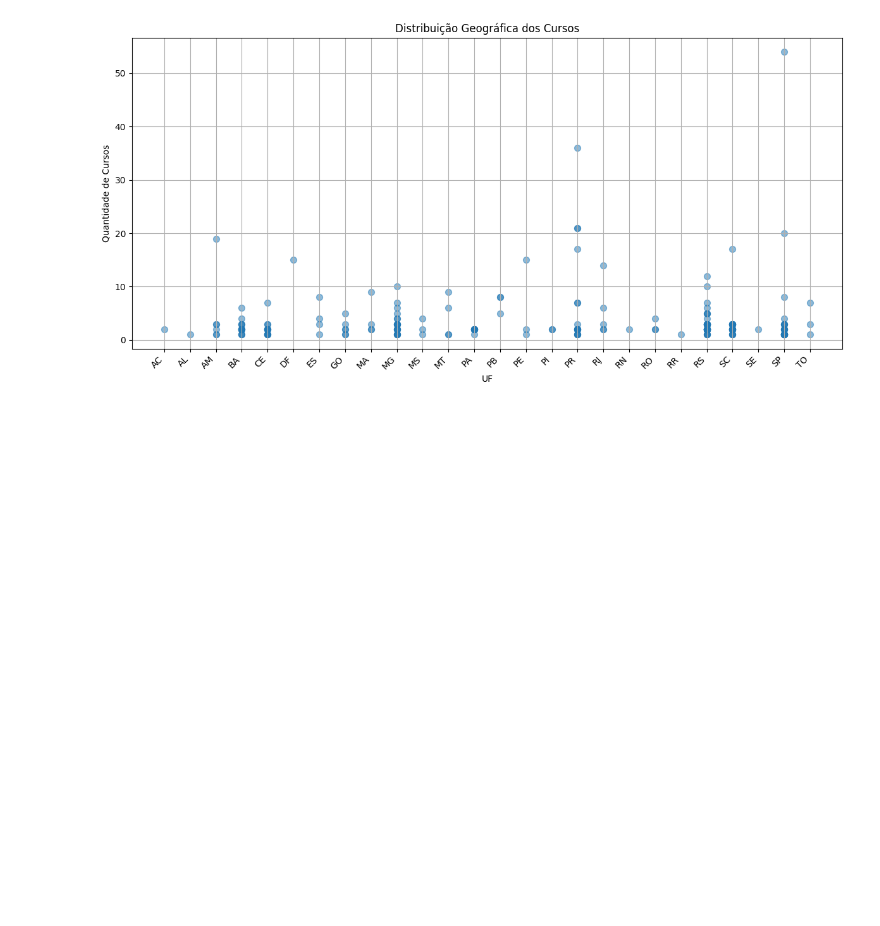
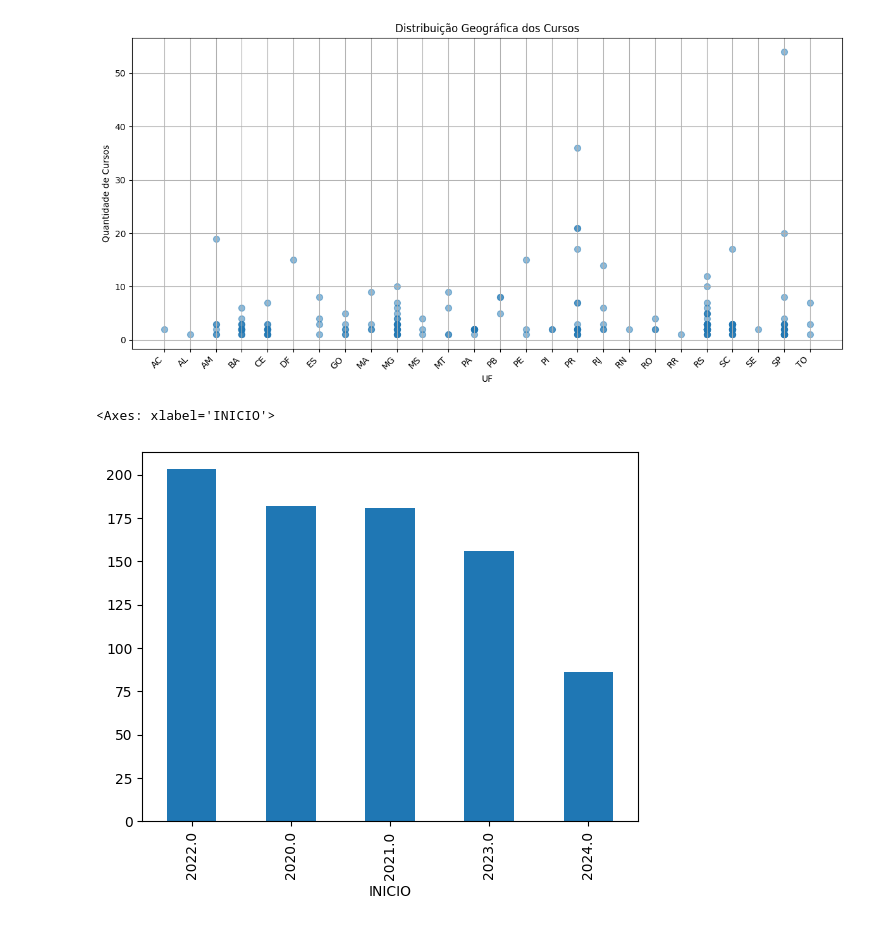
Before and after one commit to leticiaholsback/Projeto_Tec_de_Programacao__ADAtech, a Jupyter notebook: AdaTech_Dados_Projeto.ipynb, the cells around one changed output. Cells and saved outputs as stored; diff of their text form; code cells hidden in the pictures; blank space fills up the shorter version.

```diff
--- a/AdaTech_Dados_Projeto.ipynb
+++ b/AdaTech_Dados_Projeto.ipynb
@@ -222,3 +224,8 @@ plt.tight_layout()
 plt.show()
 # %% [output]
 [figure]
+# %%
+df1['INICIO'].value_counts().plot(kind='bar')
+# %% [output]
+<Axes: xlabel='INICIO'>
+[figure, added]
```
Also changed, not shown: parts of 10 cells of this notebook.
